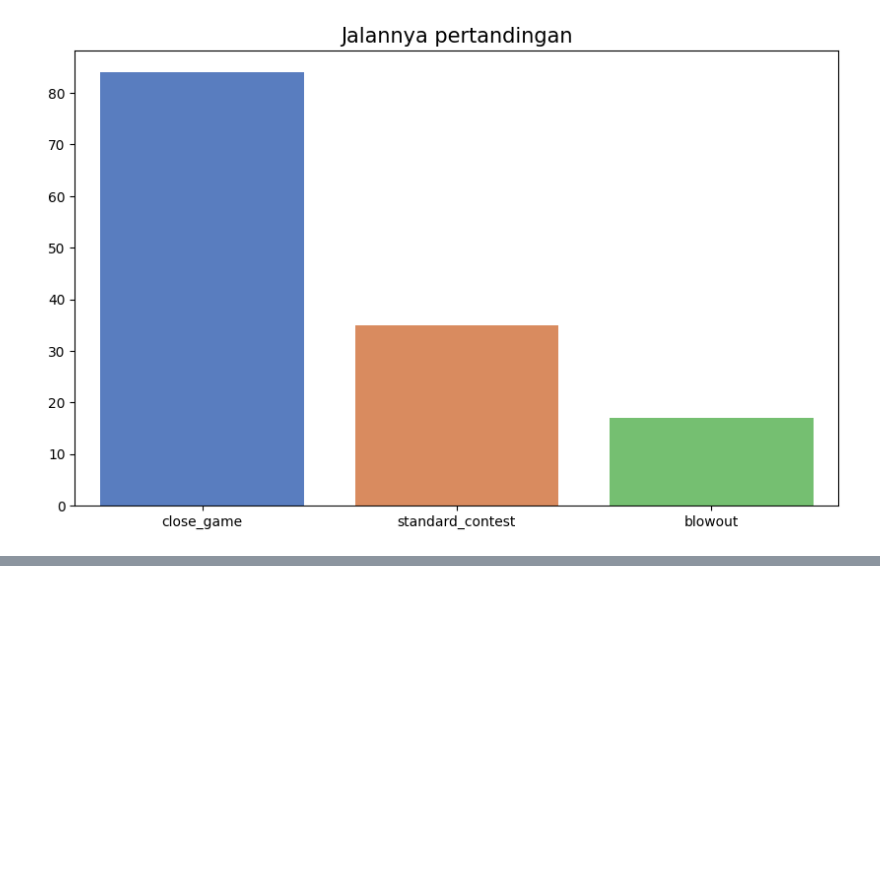
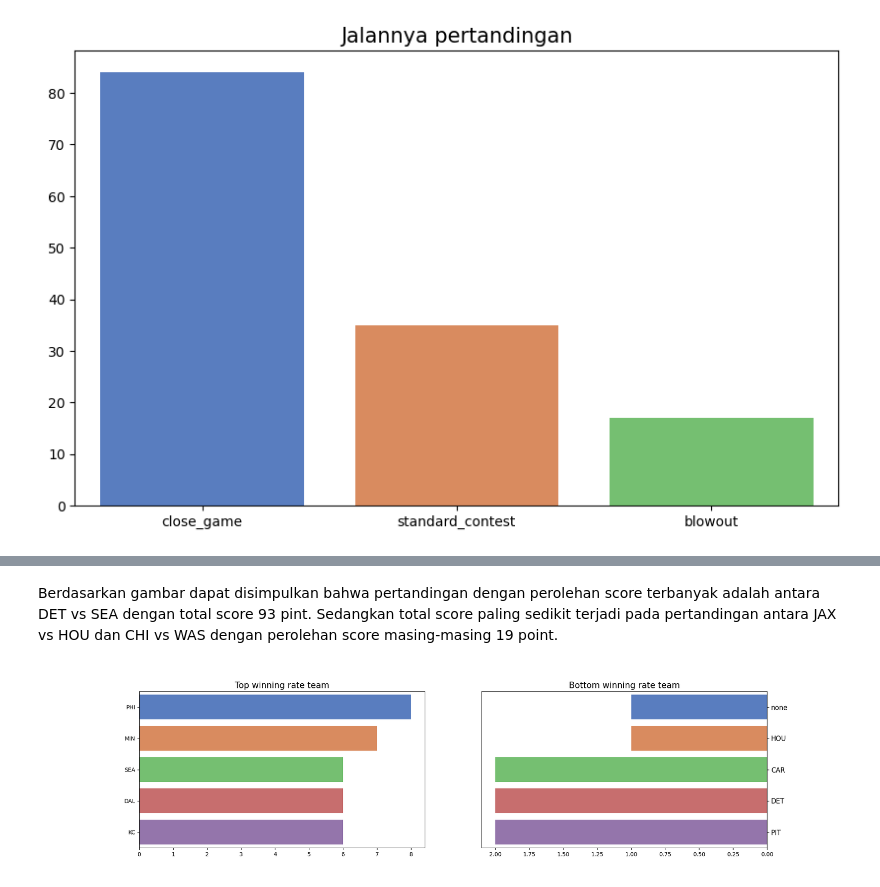
Before and after one commit to hanru789/NFL-Big-Data-Bowl-2025, a Jupyter notebook: about-games.ipynb, the cells around one changed output, grey strips where cells are left out. Saved outputs shown, nothing was run; the diff lists cells and outputs as text; code cells hidden in the pictures; blank space fills up the shorter version.

```diff
--- a/about-games.ipynb
+++ b/about-games.ipynb
@@ -495,0 +549,7 @@ plt.show()
+# %% [markdown]
+Berdasarkan gambar dapat disimpulkan bahwa pertandingan dengan perolehan score terbanyak adalah antara DET vs SEA dengan total score 93 pint.
+Sedangkan total score paling sedikit terjadi pada pertandingan antara JAX vs HOU dan CHI vs WAS dengan perolehan score masing-masing 19 point.
+# %%
+display(Image('fig4.png'))
+# %% [output]
+[figure, added]
```
Also changed, not shown: parts of 21 cells of this notebook.
